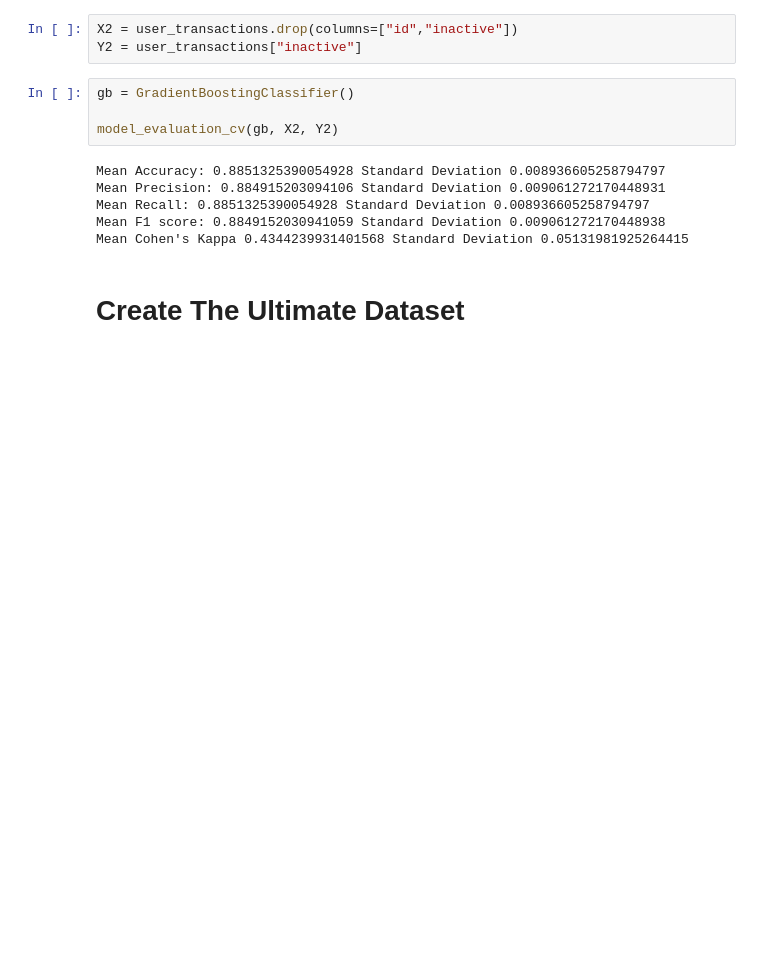
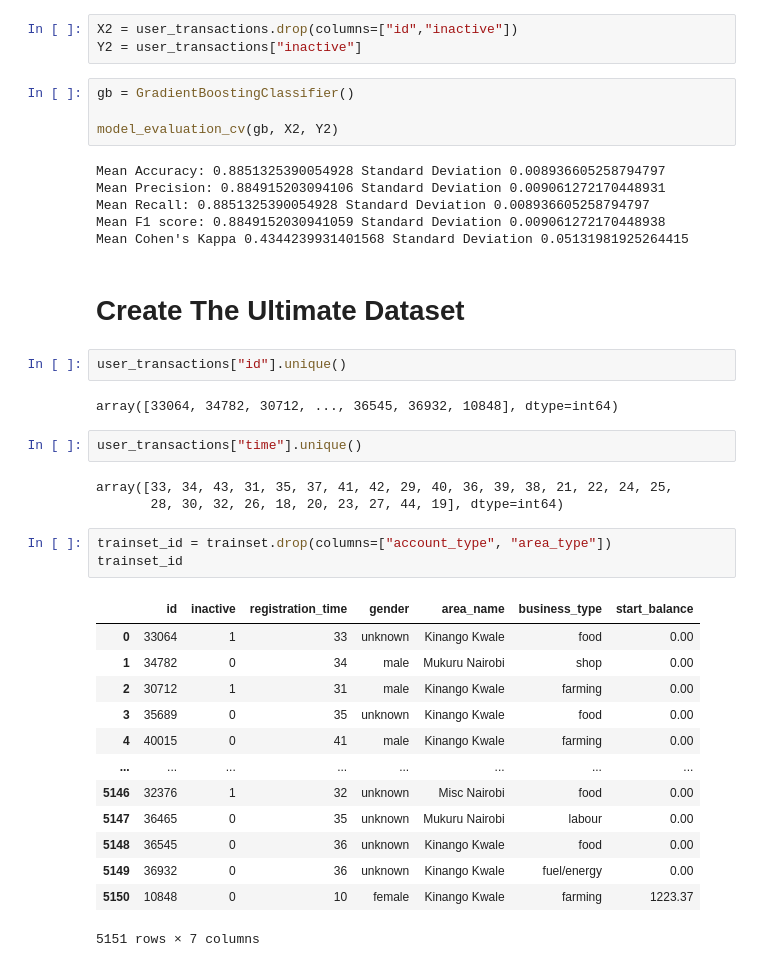
Before and after one commit to beratcabuk/sdshackathon2022, a Jupyter notebook: sdshackathon.ipynb, the cells around one changed output. Cells and saved outputs as stored; diff of their text form; blank space fills up the shorter version.

```diff
--- a/sdshackathon.ipynb
+++ b/sdshackathon.ipynb
@@ -385,3 +385,29 @@ Mean F1 score: 0.8849152030941059 Standard Deviation 0.009061272170448938
 Mean Cohen's Kappa 0.4344239931401568 Standard Deviation 0.05131981925264415
 # %% [markdown]
 # Create The Ultimate Dataset
+# %%
+user_transactions["id"].unique()
+# %% [output]
+array([33064, 34782, 30712, ..., 36545, 36932, 10848], dtype=int64)
+# %%
+user_transactions["time"].unique()
+# %% [output]
+array([33, 34, 43, 31, 35, 37, 41, 42, 29, 40, 36, 39, 38, 21, 22, 24, 25,
+       28, 30, 32, 26, 18, 20, 23, 27, 44, 19], dtype=int64)
+# %%
+trainset_id = trainset.drop(columns=["account_type", "area_type"])
+trainset_id
+# %% [output]
+|  | id | inactive | registration_time | gender | area_name | business_type | start_balance |
+| 0 | 33064 | 1 | 33 | unknown | Kinango Kwale | food | 0.00 |
+| 1 | 34782 | 0 | 34 | male | Mukuru Nairobi | shop | 0.00 |
+| 2 | 30712 | 1 | 31 | male | Kinango Kwale | farming | 0.00 |
+| 3 | 35689 | 0 | 35 | unknown | Kinango Kwale | food | 0.00 |
+| 4 | 40015 | 0 | 41 | male | Kinango Kwale | farming | 0.00 |
+| ... | ... | ... | ... | ... | ... | ... | ... |
+| 5146 | 32376 | 1 | 32 | unknown | Misc Nairobi | food | 0.00 |
+| 5147 | 36465 | 0 | 35 | unknown | Mukuru Nairobi | labour | 0.00 |
+| 5148 | 36545 | 0 | 36 | unknown | Kinango Kwale | food | 0.00 |
+| 5149 | 36932 | 0 | 36 | unknown | Kinango Kwale | fuel/energy | 0.00 |
+| 5150 | 10848 | 0 | 10 | female | Kinango Kwale | farming | 1223.37 |
+5151 rows × 7 columns
```
Also changed, not shown: parts of 7 cells of this notebook.
